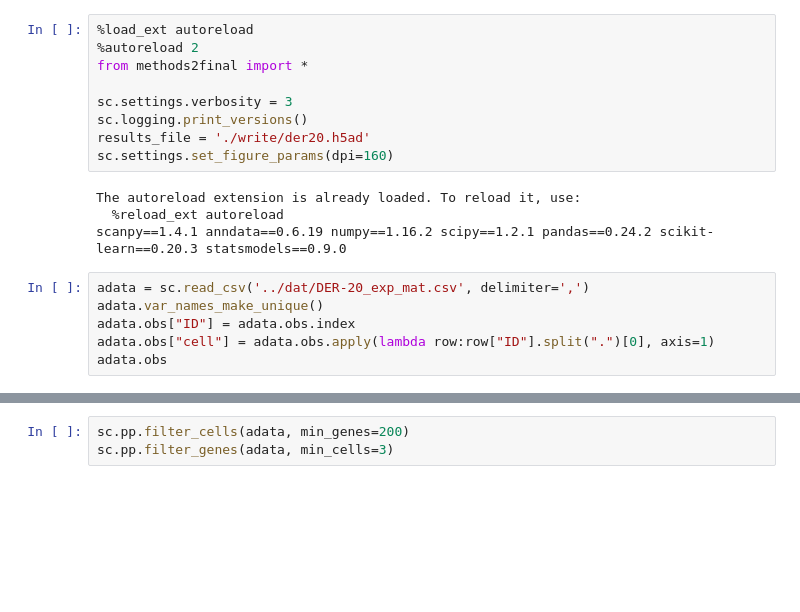
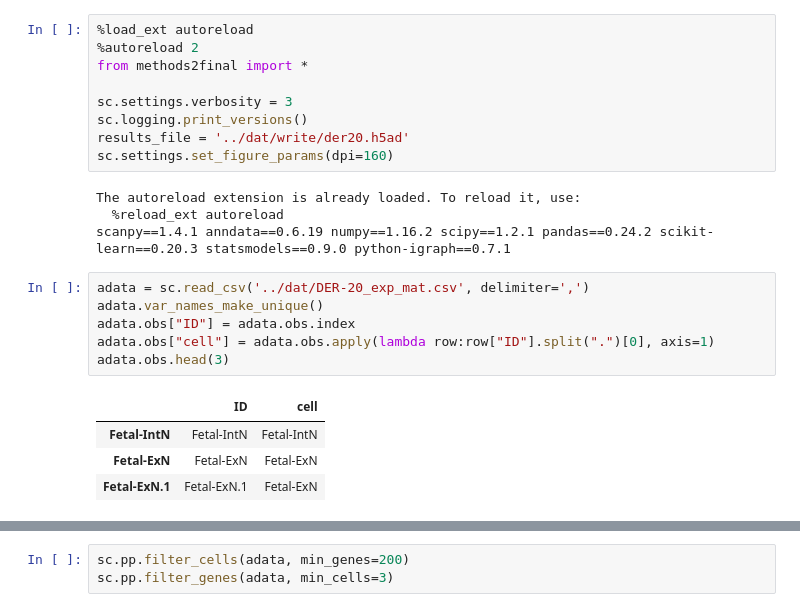
Before and after one commit to explorerwjy/Methods2Final, a Jupyter notebook: src/DER-20.ipynb, the cells around one changed output, grey strips where cells are left out. Drawn from its saved outputs; the diff is of its cells as text; blank space fills up the shorter version.

```diff
--- a/src/DER-20.ipynb
+++ b/src/DER-20.ipynb
@@ -5,18 +5,23 @@ from methods2final import *
 
 sc.settings.verbosity = 3
 sc.logging.print_versions()
-results_file = './write/der20.h5ad'
+results_file = '../dat/write/der20.h5ad'
 sc.settings.set_figure_params(dpi=160)
 # %% [output]
 The autoreload extension is already loaded. To reload it, use:
   %reload_ext autoreload
-scanpy==1.4.1 anndata==0.6.19 numpy==1.16.2 scipy==1.2.1 pandas==0.24.2 scikit-learn==0.20.3 statsmodels==0.9.0
+scanpy==1.4.1 anndata==0.6.19 numpy==1.16.2 scipy==1.2.1 pandas==0.24.2 scikit-learn==0.20.3 statsmodels==0.9.0 python-igraph==0.7.1
 # %%
 adata = sc.read_csv('../dat/DER-20_exp_mat.csv', delimiter=',')
 adata.var_names_make_unique()
 adata.obs["ID"] = adata.obs.index
 adata.obs["cell"] = adata.obs.apply(lambda row:row["ID"].split(".")[0], axis=1)
-adata.obs
+adata.obs.head(3)
+# %% [output]
+|  | ID | cell |
+| Fetal-IntN | Fetal-IntN | Fetal-IntN |
+| Fetal-ExN | Fetal-ExN | Fetal-ExN |
+| Fetal-ExN.1 | Fetal-ExN.1 | Fetal-ExN |
 # %%
 sc.pl.highest_expr_genes(adata, n_top=20)
 # %% [output]
```
Also changed, not shown: parts of 8 cells of this notebook, 5 other files.
